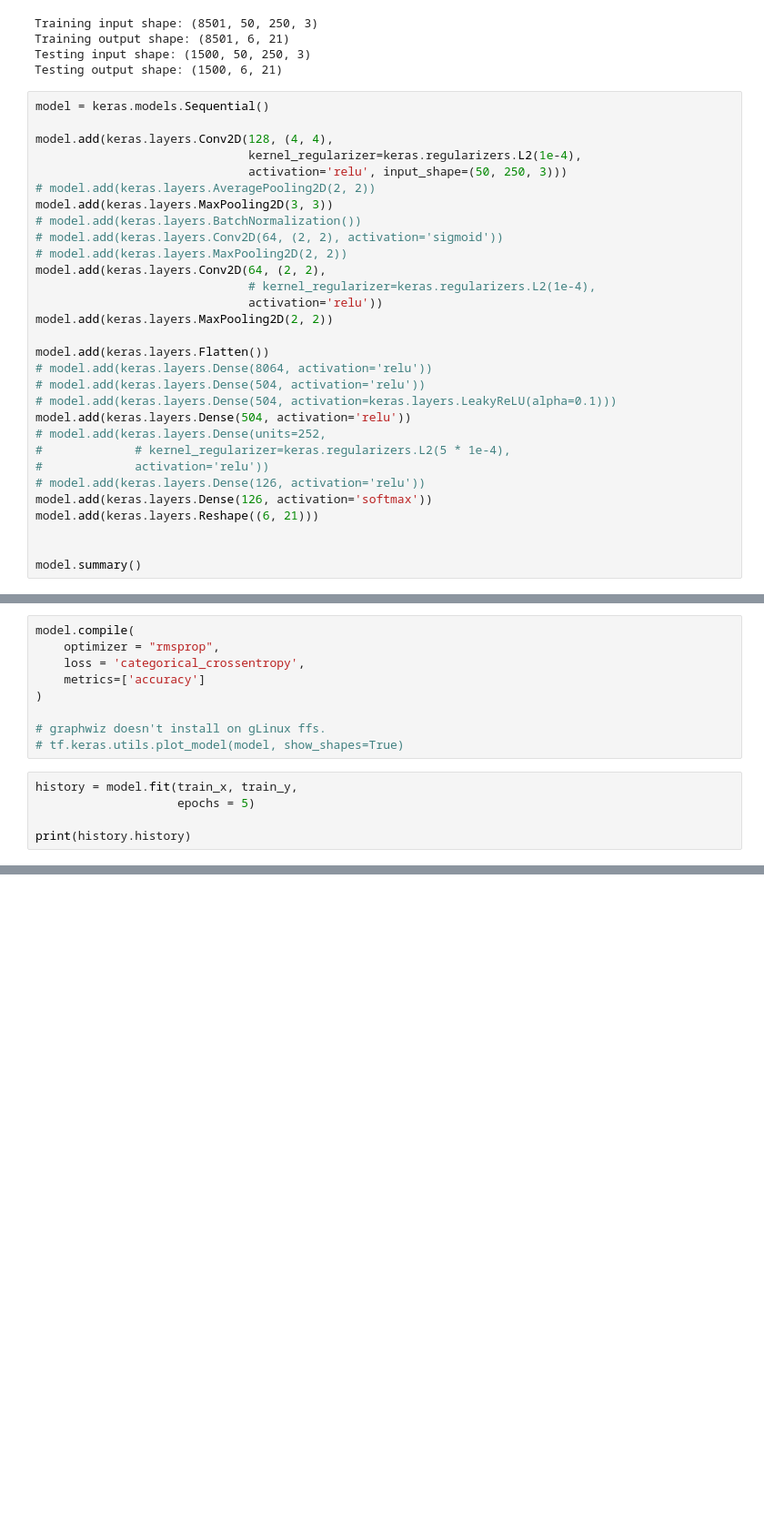
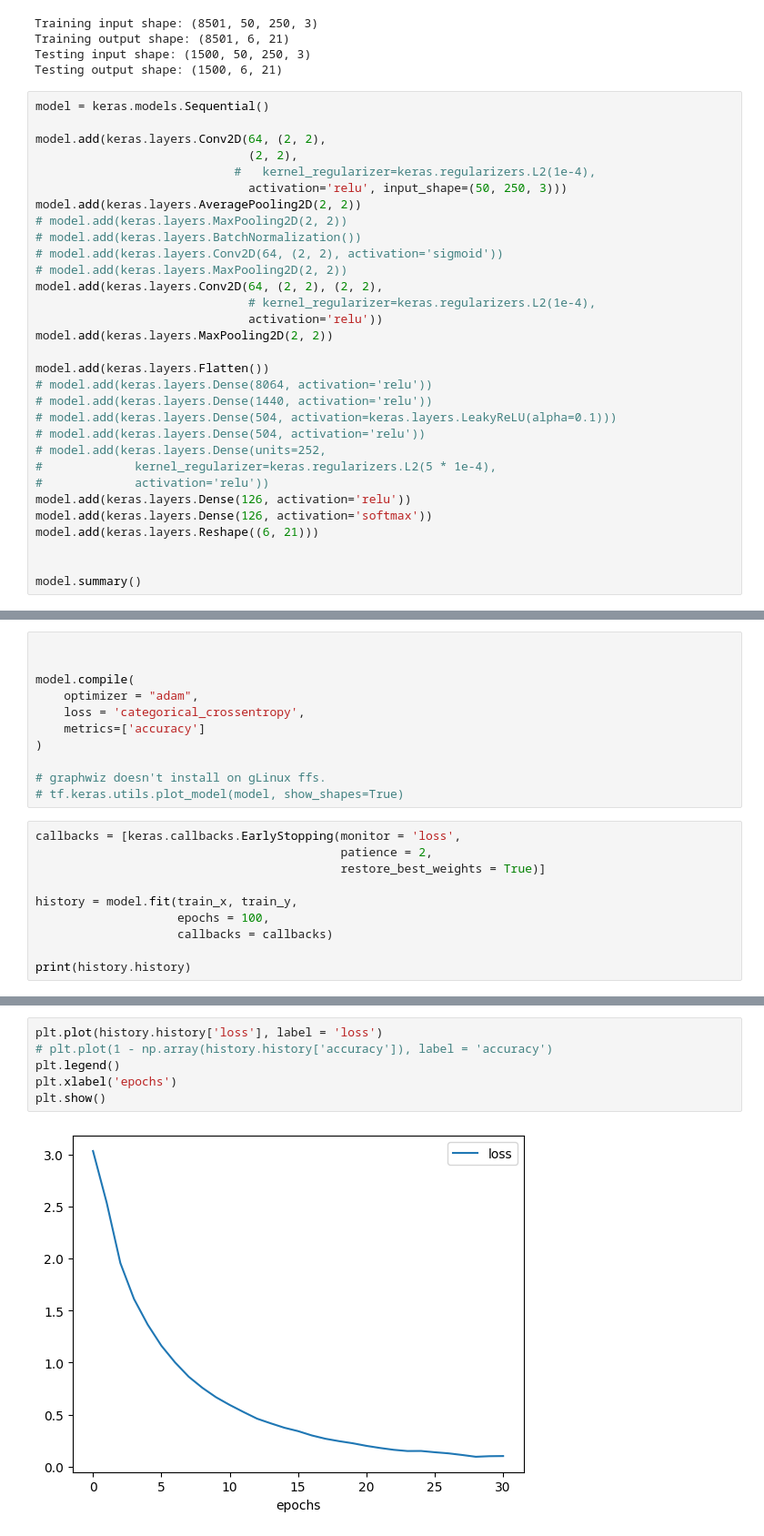
Before and after one commit to purohik/visio-lore, a Jupyter notebook: source/Captcha/main.ipynb, the cells around one changed output, grey strips where cells are left out. Shown: that part at 91% size. Cells and saved outputs as stored; diff of their text form; blank space fills up the shorter version.

Commit message:
30 epochs for what?

```diff
--- a/source/Captcha/main.ipynb
+++ b/source/Captcha/main.ipynb
@@ -105,28 +105,29 @@ Testing output shape: (1500, 6, 21)
 # %%
 model = keras.models.Sequential()
 
-model.add(keras.layers.Conv2D(128, (4, 4),
-                              kernel_regularizer=keras.regularizers.L2(1e-4),
+model.add(keras.layers.Conv2D(64, (2, 2),
+                              (2, 2),
+                            #   kernel_regularizer=keras.regularizers.L2(1e-4),
                               activation='relu', input_shape=(50, 250, 3)))
-# model.add(keras.layers.AveragePooling2D(2, 2))
-model.add(keras.layers.MaxPooling2D(3, 3))
+model.add(keras.layers.AveragePooling2D(2, 2))
+# model.add(keras.layers.MaxPooling2D(2, 2))
 # model.add(keras.layers.BatchNormalization())
 # model.add(keras.layers.Conv2D(64, (2, 2), activation='sigmoid'))
 # model.add(keras.layers.MaxPooling2D(2, 2))
-model.add(keras.layers.Conv2D(64, (2, 2),
+model.add(keras.layers.Conv2D(64, (2, 2), (2, 2),
                               # kernel_regularizer=keras.regularizers.L2(1e-4),
                               activation='relu'))
 model.add(keras.layers.MaxPooling2D(2, 2))
 
 model.add(keras.layers.Flatten())
 # model.add(keras.layers.Dense(8064, activation='relu'))
+# model.add(keras.layers.Dense(1440, activation='relu'))
+# model.add(keras.layers.Dense(504, activation=keras.layers.LeakyReLU(alpha=0.1)))
 # model.add(keras.layers.Dense(504, activation='relu'))
-# model.add(keras.layers.Dense(504, activation=keras.layers.LeakyReLU(alpha=0.1)))
-model.add(keras.layers.Dense(504, activation='relu'))
 # model.add(keras.layers.Dense(units=252,
-#             # kernel_regularizer=keras.regularizers.L2(5 * 1e-4),
+#             kernel_regularizer=keras.regularizers.L2(5 * 1e-4),
 #             activation='relu'))
-# model.add(keras.layers.Dense(126, activation='relu'))
+model.add(keras.layers.Dense(126, activation='relu'))
 model.add(keras.layers.Dense(126, activation='softmax'))
 model.add(keras.layers.Reshape((6, 21)))
 
@@ -160,6 +172,8 @@ _________________________________________________________________
 # %%
+
+
 model.compile(
-    optimizer = "rmsprop",
+    optimizer = "adam",
     loss = 'categorical_crossentropy',
     metrics=['accuracy']
 )
@@ -167,8 +181,13 @@ model.compile(
 # graphwiz doesn't install on gLinux ffs.
 # tf.keras.utils.plot_model(model, show_shapes=True)
 # %%
+callbacks = [keras.callbacks.EarlyStopping(monitor = 'loss',
+                                           patience = 2,
+                                           restore_best_weights = True)]
+
 history = model.fit(train_x, train_y,
-                    epochs = 5)
+                    epochs = 100,
+                    callbacks = callbacks)
 
 print(history.history)
 # %% [output]
@@ -186,3 +211,11 @@ Epoch 5/5
+# %%
+plt.plot(history.history['loss'], label = 'loss')
+# plt.plot(1 - np.array(history.history['accuracy']), label = 'accuracy')
+plt.legend()
+plt.xlabel('epochs')
+plt.show()
+# %% [output]
+[figure, added]
 # %%
 model.evaluate(test_x, test_y)
 # %% [output]
```
Also changed, not shown: parts of 4 cells of this notebook.
